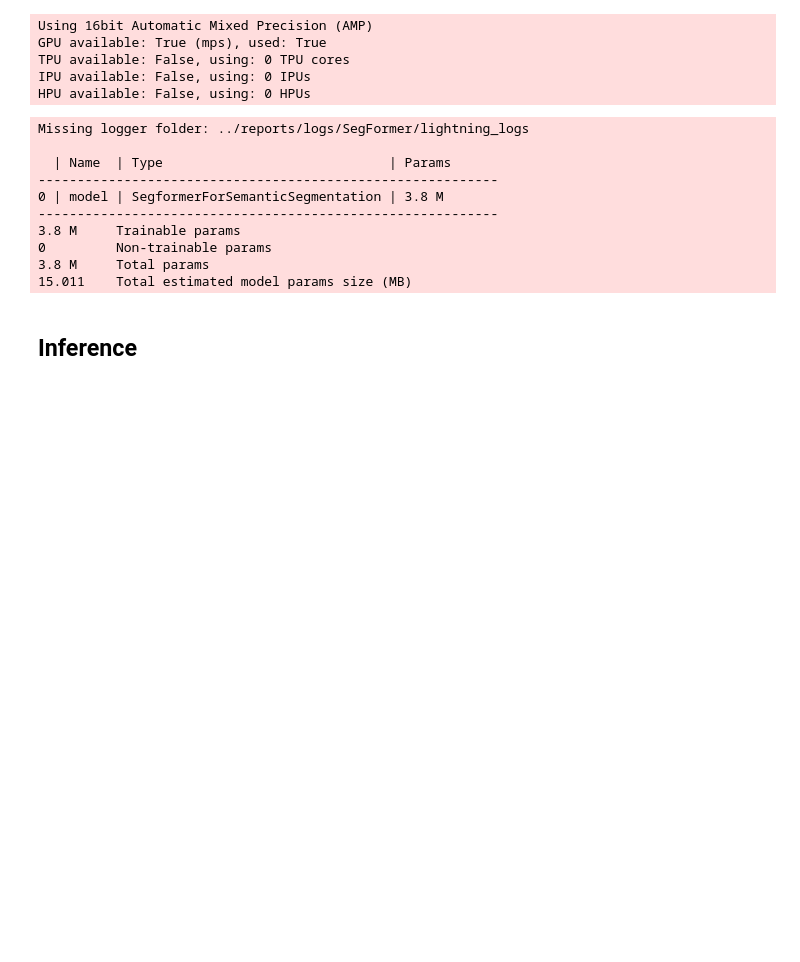
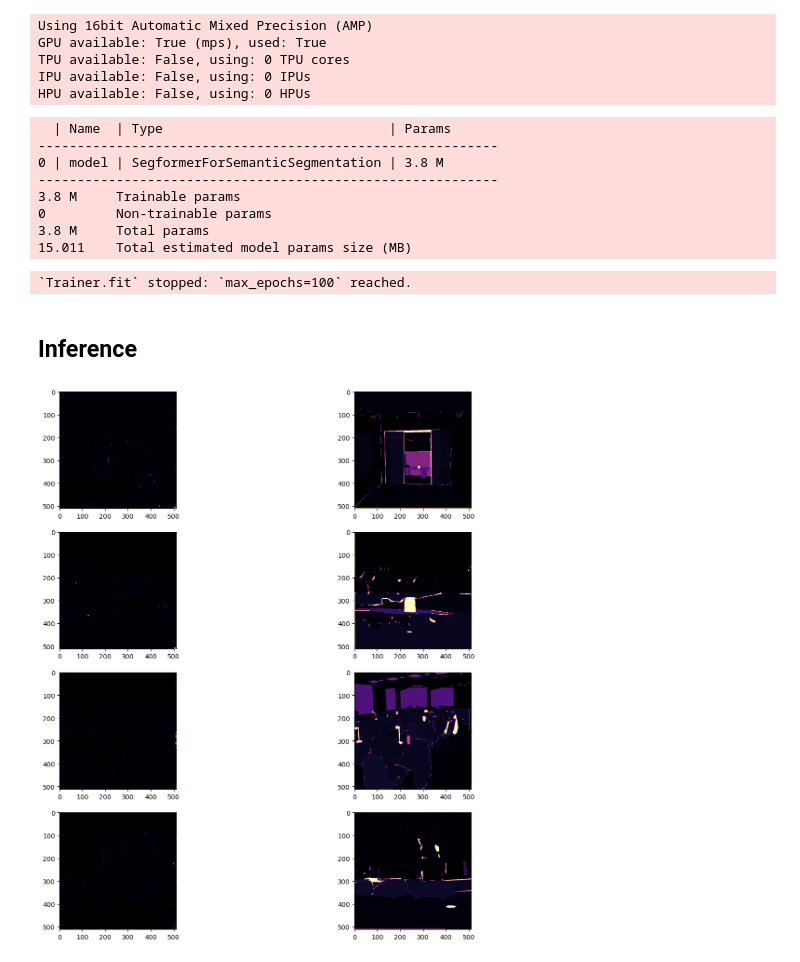
Before and after one commit to mmenendezg/mobilevit-fluorescent-cells, a Jupyter notebook: notebooks/hf-segformer_semantic_segmentation.ipynb, the cells around one changed output. Saved outputs shown, nothing was run; the diff lists cells and outputs as text; code cells hidden in the pictures; blank space fills up the shorter version.

Commit message:
Finish the SegFormer Tutorial

```diff
--- a/notebooks/hf-segformer_semantic_segmentation.ipynb
+++ b/notebooks/hf-segformer_semantic_segmentation.ipynb
@@ -268,7 +264,6 @@ model = SegFormer(
 )
 
 # Define the callbacks of the model
-early_stopping_cb = EarlyStopping(monitor="val_loss", patience=10)
 model_checkpoint_cb = ModelCheckpoint(save_top_k=1, dirpath=f"../models/SegFormer", monitor="val_loss")
 logger = TensorBoardLogger(save_dir=f"../reports/logs/SegFormer")
 
@@ -281,7 +276,7 @@ trainer = Trainer(
     max_epochs=100,
     gradient_clip_val=0.1,
     log_every_n_steps=5,
-    callbacks=[early_stopping_cb, model_checkpoint_cb],
+    callbacks=[model_checkpoint_cb],
 )
 # %% [output]
 Using 16bit Automatic Mixed Precision (AMP)
@@ -292,8 +287,6 @@ HPU available: False, using: 0 HPUs
 # %%
 trainer.fit(model, train_dataloader, test_dataloader)
 # %% [output]
-Missing logger folder: ../reports/logs/SegFormer/lightning_logs
-
   | Name  | Type                             | Params
 -----------------------------------------------------------
 0 | model | SegformerForSemanticSegmentation | 3.8 M
@@ -302,5 +295,6 @@ Missing logger folder: ../reports/logs/SegFormer/lightning_logs
 0         Non-trainable params
 3.8 M     Total params
 15.011    Total estimated model params size (MB)
+`Trainer.fit` stopped: `max_epochs=100` reached.
 # %% [markdown]
 ## Inference
@@ -308,0 +301,26 @@ model
+# %%
+for batch in test_dataloader:
+    images, masks = batch["pixel_values"], batch["labels"]
+    outputs = model.model(images, masks)
+    loss, logits = outputs[0], outputs[1]
+
+    upsampled_logits = nn.functional.interpolate(
+        logits,
+        size=masks.shape[-2:],
+        mode="bilinear",
+        align_corners=False
+    )
+    predicted_mask = upsampled_logits.argmax(dim=1).cpu().numpy()
+    masks = masks.cpu().numpy()
+# %%
+n_plots = 4
+f, axarr = plt.subplots(n_plots,2)
+f.set_figheight(15)
+f.set_figwidth(15)
+for i in range(n_plots):
+    pred_mask = predicted_mask[i] / predicted_mask[i].max()
+    mask = masks[i] / masks[i].max()
+    axarr[i,0].imshow(pred_mask, cmap="magma")
+    axarr[i,1].imshow(mask, cmap="magma")
+# %% [output]
+[figure, added]
```
Also changed, not shown: parts of 2 cells of this notebook, 5 other files.
